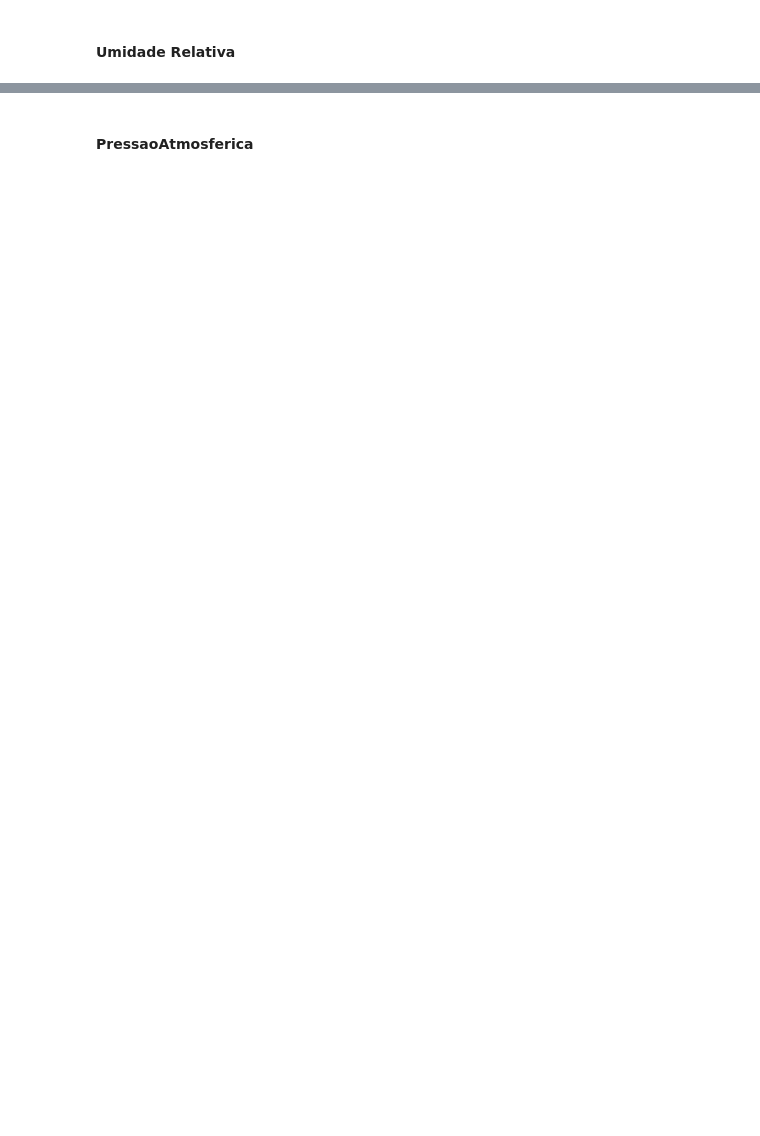
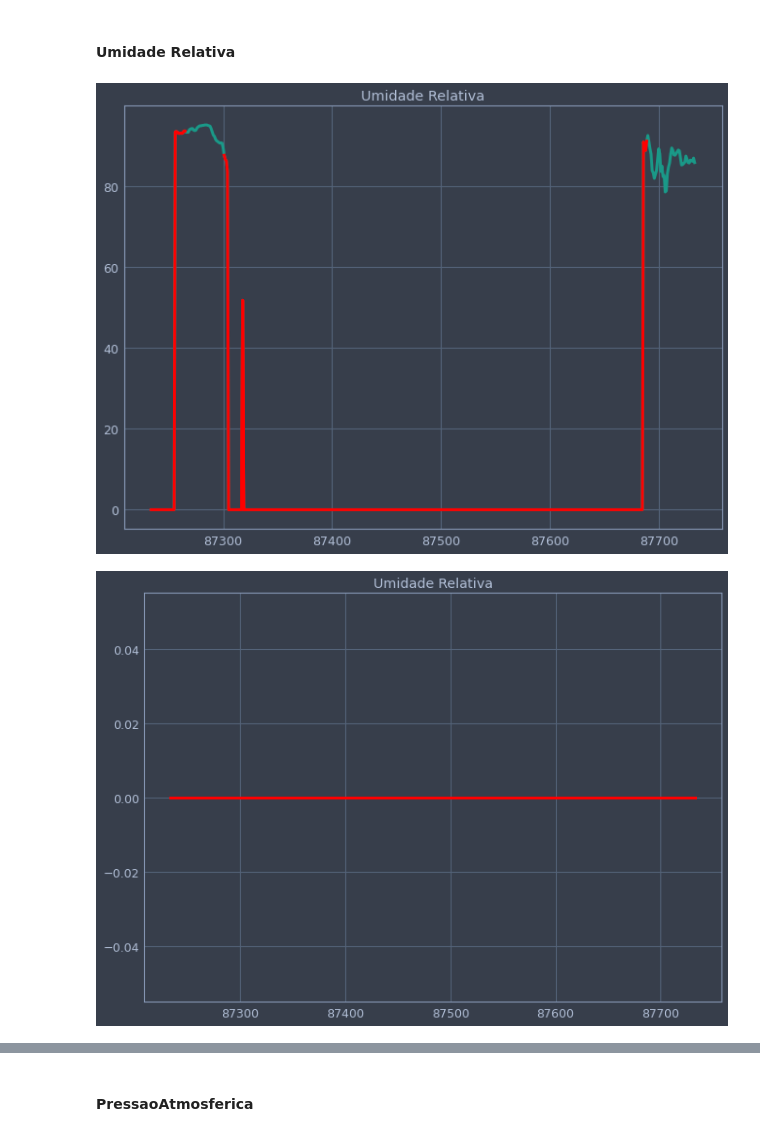
Before and after one commit to alagamentos/floodprediction, a Jupyter notebook: src/Notebooks/2_Repair/0.1_Batch_Derivative.ipynb, the cells around one changed output, grey strips where cells are left out. Saved outputs shown, nothing was run; the diff lists cells and outputs as text; code cells hidden in the pictures; blank space fills up the shorter version.

Commit message:
validate sampling and new sampling error regions

```diff
--- a/src/Notebooks/2_Repair/0.1_Batch_Derivative.ipynb
+++ b/src/Notebooks/2_Repair/0.1_Batch_Derivative.ipynb
@@ -53,0 +54,4 @@ Index(['index', 'Data', 'Hora', 'Data_Hora', 'UmidadeRelativa_0',
+# %%
+ip['Data_Hora'] = pd.to_datetime(ip['Data_Hora'])
+ip = ip.sort_values(by = 'Data_Hora')
+ip.tail()
@@ -70,14 +82,17 @@ Precipitacao
 # %%
 cols_um = [i for i in ip.columns if 'UmidadeRelativa' in i]
 um = ip[cols_um].fillna(np.nan)
-start, stop = 0, 500
+start, stop = 87234, 87234 + 500
 for col in um.columns:
     peaks = derivative_threshold(um[col], 12, False, start, stop, lw = 2, figsize = (11, 15))
     zeros = derivative_zero(um[col], 3, False, False, start, stop, lw = 2, figsize = (11, 15))
     nans = um[col].isna()
     error = [zeros[i] or peaks[i] or nans[i] for i in range(len(peaks))]
     error_reg = list_2_regions(error)
     error_reg = increase_margins(3, error_reg, len(peaks))
     error = regions_2_list(error_reg, len(peaks))
-    plot_regions(um[col], error_reg, start, stop, plt_type = 'lines',
+    plot_regions(um[col].fillna(0), error_reg, start, stop, plt_type = 'lines',
                  title = 'Umidade Relativa', figsize = (11, 8), lw = 3)
+# %% [output]
+[figure, added]
+[figure, added]
```
Also changed, not shown: parts of 11 cells of this notebook, 3 other files.
